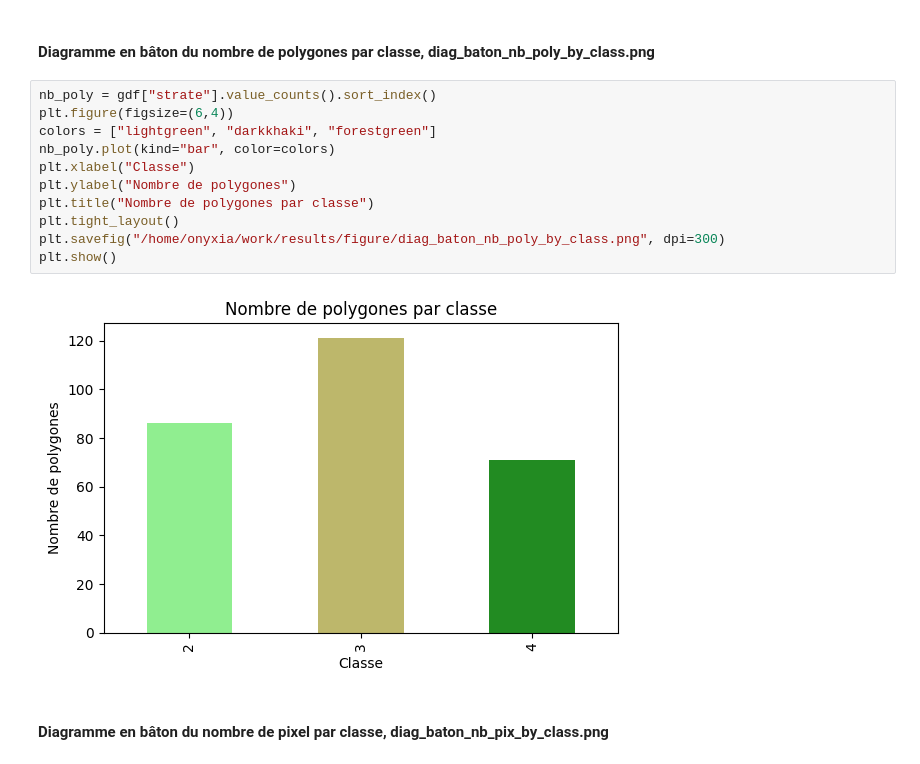
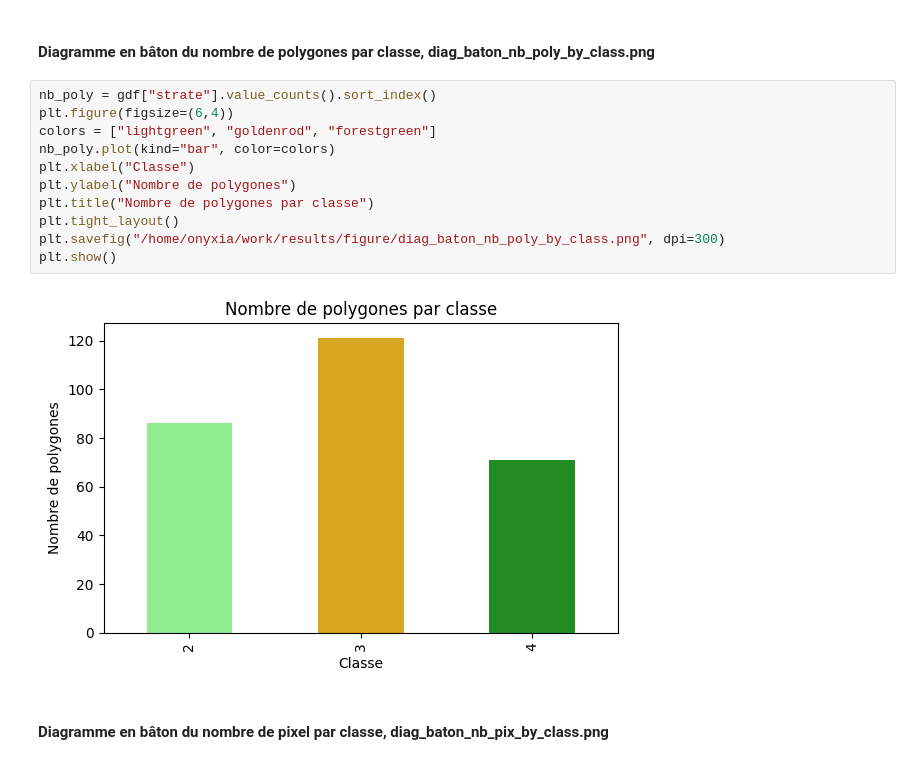
Before and after one commit to marion-billy/projet_telea_landes, a Jupyter notebook: projet_telea_BILLY_MARION.ipynb, the cells around one changed output. Cells and saved outputs as stored; diff of their text form.

```diff
--- a/projet_telea_BILLY_MARION.ipynb
+++ b/projet_telea_BILLY_MARION.ipynb
@@ -82,16 +82,16 @@ gdf.head()
 # %%
 nb_poly = gdf["strate"].value_counts().sort_index()
 plt.figure(figsize=(6,4))
-colors = ["lightgreen", "darkkhaki", "forestgreen"]
+colors = ["lightgreen", "goldenrod", "forestgreen"]
 nb_poly.plot(kind="bar", color=colors)
 plt.xlabel("Classe")
 plt.ylabel("Nombre de polygones")
 plt.title("Nombre de polygones par classe")
 plt.tight_layout()
 plt.savefig("/home/onyxia/work/results/figure/diag_baton_nb_poly_by_class.png", dpi=300)
 plt.show()
 # %% [output]
-[figure, old version]
+[figure, new version]
 # %% [markdown]
 #### Diagramme en bâton du nombre de pixel par classe, diag_baton_nb_pix_by_class.png
 # %% [markdown]
```
Also changed, not shown: parts of 4 cells of this notebook.
